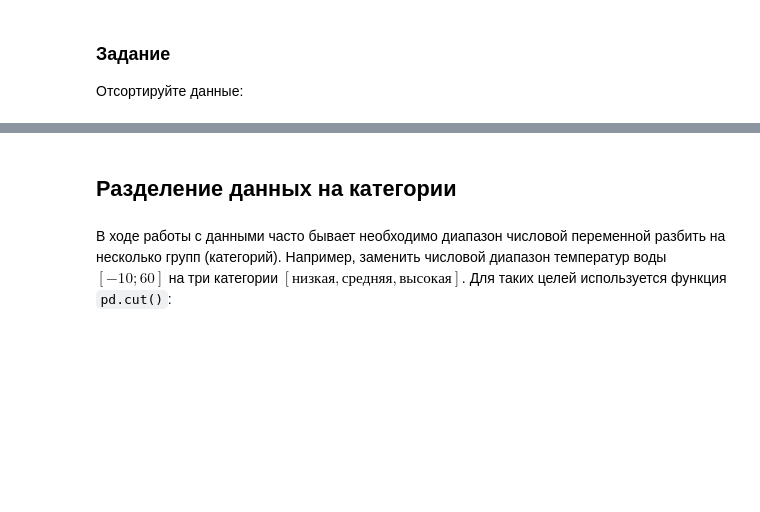
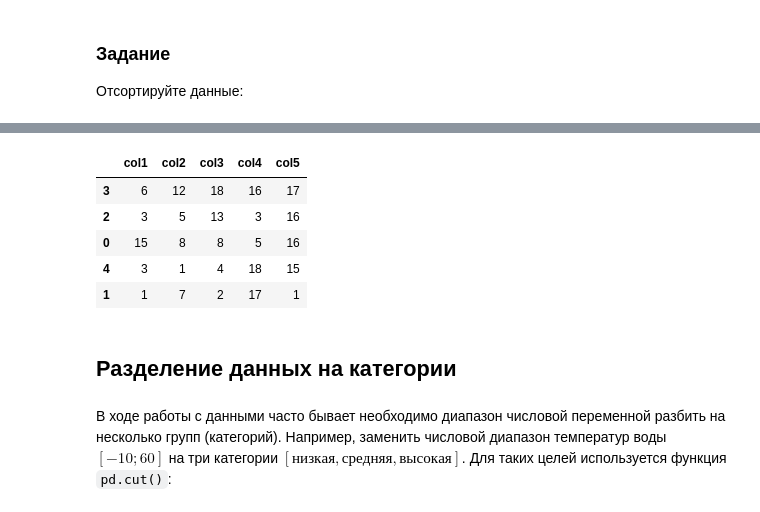
Before and after one commit to huhaoran0/5496-huhaoran, a Jupyter notebook: 03_Pandas.ipynb, the cells around one changed output, grey strips where cells are left out. Cells and saved outputs as stored; diff of their text form; code cells hidden in the pictures; blank space fills up the shorter version.

```diff
--- a/03_Pandas.ipynb
+++ b/03_Pandas.ipynb
@@ -715,5 +932,13 @@ df
 # %%
 # TODO - отсортируйте данные индекса 3 по убыванию
+df.sort_values(by='col3', axis='rows', ascending=False)
+# %% [output]
+|  | col1 | col2 | col3 | col4 | col5 |
+| 3 | 6 | 12 | 18 | 16 | 17 |
+| 2 | 3 | 5 | 13 | 3 | 16 |
+| 0 | 15 | 8 | 8 | 5 | 16 |
+| 4 | 3 | 1 | 4 | 18 | 15 |
+| 1 | 1 | 7 | 2 | 17 | 1 |
 # %% [markdown]
 ## Разделение данных на категории
 # %% [markdown]
```
Also changed, not shown: parts of 62 cells of this notebook.
